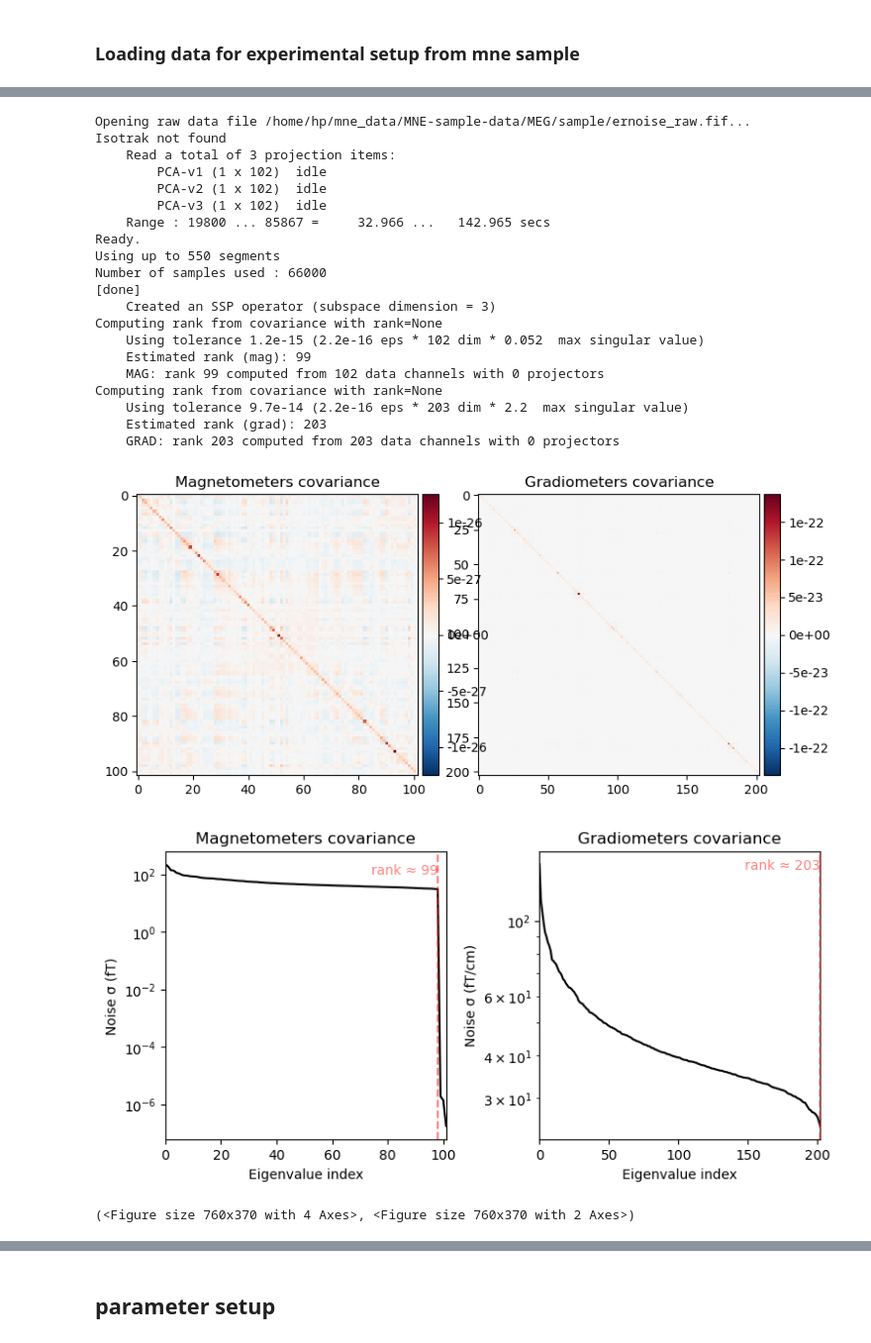
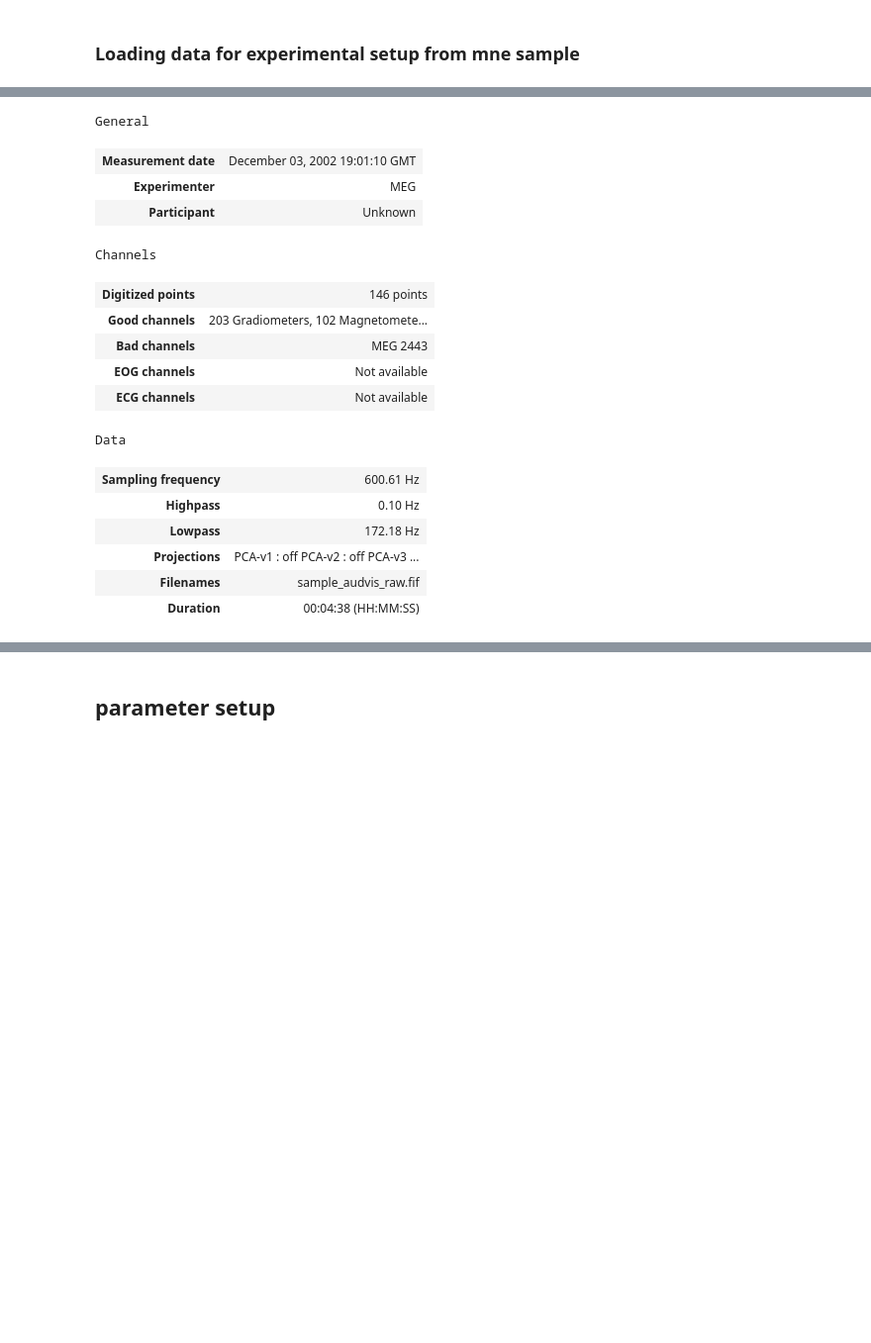
Before and after one commit to obVdo/simulation_src_reco, a Jupyter notebook: simulated_with_sourcesimulator.ipynb, the cells around one changed output, grey strips where cells are left out. Shown: that part at 99% size. Saved outputs shown, nothing was run; the diff lists cells and outputs as text; code cells hidden in the pictures; blank space fills up the shorter version.

```diff
--- a/simulated_with_sourcesimulator.ipynb
+++ b/simulated_with_sourcesimulator.ipynb
@@ -51,34 +52,23 @@ Reading forward solution from /home/hp/mne_data/MNE-sample-data/MEG/sample/sampl
     Read EEG forward solution (7498 sources, 60 channels, free orientations)
     Forward solutions combined: MEG, EEG
     Source spaces transformed to the forward solution coordinate frame
-# %%
-data_path = sample.data_path()
-raw_empty_room_fname = data_path / "MEG" / "sample" / "ernoise_raw.fif"
-raw_empty_room = mne.io.read_raw_fif(raw_empty_room_fname)
-noise_cov = mne.compute_raw_covariance(raw_empty_room, tmin=0, tmax=None)
-noise_cov.plot(raw_empty_room.info, proj=True)
-#noise_cov_baseline.plot(epochs.info, proj=True)
-# %% [output]
-Opening raw data file /home/hp/mne_data/MNE-sample-data/MEG/sample/ernoise_raw.fif...
-Isotrak not found
-    Read a total of 3 projection items:
-        PCA-v1 (1 x 102)  idle
-        PCA-v2 (1 x 102)  idle
-        PCA-v3 (1 x 102)  idle
-    Range : 19800 ... 85867 =     32.966 ...   142.965 secs
-Ready.
-Using up to 550 segments
-Number of samples used : 66000
-[done]
-    Created an SSP operator (subspace dimension = 3)
-Computing rank from covariance with rank=None
-    Using tolerance 1.2e-15 (2.2e-16 eps * 102 dim * 0.052  max singular value)
-    Estimated rank (mag): 99
-    MAG: rank 99 computed from 102 data channels with 0 projectors
-Computing rank from covariance with rank=None
-    Using tolerance 9.7e-14 (2.2e-16 eps * 203 dim * 2.2  max singular value)
-    Estimated rank (grad): 203
-    GRAD: rank 203 computed from 203 data channels with 0 projectors
-[figure, removed]
-[figure, removed]
-(<Figure size 760x370 with 4 Axes>, <Figure size 760x370 with 2 Axes>)
+# %%
+raw.pick(["meg","stim"])
+# %% [output]
+General
+| Measurement date | December 03, 2002 19:01:10 GMT |
+| Experimenter | MEG |
+| Participant | Unknown |
+Channels
+| Digitized points | 146 points |
+| Good channels | 203 Gradiometers, 102 Magnetomete... |
+| Bad channels | MEG 2443 |
+| EOG channels | Not available |
+| ECG channels | Not available |
+Data
+| Sampling frequency | 600.61 Hz |
+| Highpass | 0.10 Hz |
+| Lowpass | 172.18 Hz |
+| Projections | PCA-v1 : off PCA-v2 : off PCA-v3 ... |
+| Filenames | sample_audvis_raw.fif |
+| Duration | 00:04:38 (HH:MM:SS) |
```
Also changed, not shown: parts of 54 cells of this notebook.
